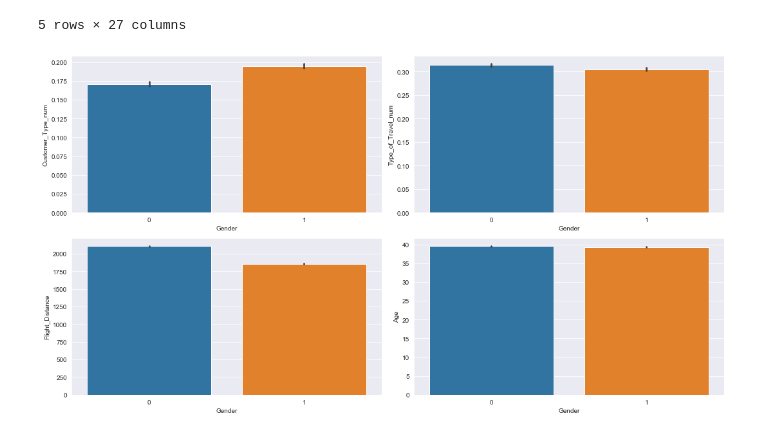
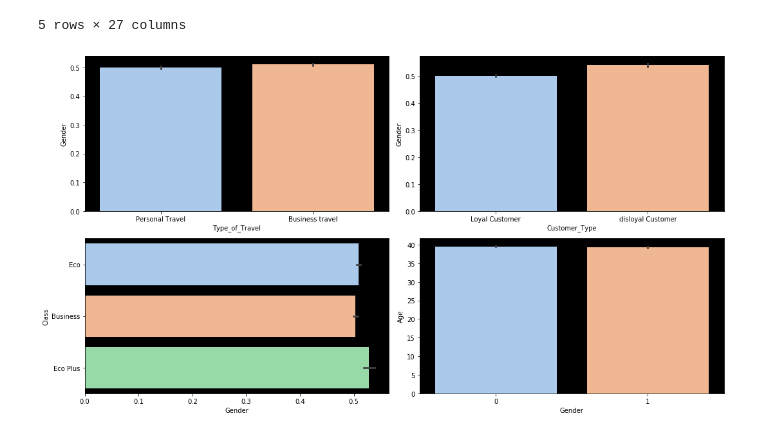
Before and after one commit to ArielJosephCohen/airline_ooptimization, a Jupyter notebook: EDA.ipynb, the cells around one changed output. Cells and saved outputs as stored; diff of their text form; code cells hidden in the pictures.

```diff
--- a/EDA.ipynb
+++ b/EDA.ipynb
@@ -116,24 +114,25 @@ df['total_delay']=df.Arrival_Delay_in_Minutes+df.Departure_Delay_in_Minutes
 # %%
-with sns.axes_style('darkgrid'):
+with sns.axes_style({'axes.facecolor':'black'}):
+    with sns.color_palette('pastel'):
 
-    plt.figure(figsize=(15,8))
+        plt.figure(figsize=(15,8))
 
-    plt.subplot(2,2,1)
-    sns.barplot(df.Gender,df.Customer_Type_num)
-    plt.tight_layout()
+        plt.subplot(2,2,1)
+        sns.barplot(df.Type_of_Travel,df.Gender)
+        plt.tight_layout()
 
-    plt.subplot(2,2,2)
-    sns.barplot(df.Gender,df.Type_of_Travel_num)
-    plt.tight_layout()
+        plt.subplot(2,2,2)
+        sns.barplot(df.Customer_Type,df.Gender)
+        plt.tight_layout()
 
-    plt.subplot(2,2,3)
-    sns.barplot(df.Gender,df.Flight_Distance)
-    plt.tight_layout()
+        plt.subplot(2,2,3)
+        sns.barplot(df.Gender,df.Class)
+        plt.tight_layout()
 
-    plt.subplot(2,2,4)
-    sns.barplot(df.Gender,df.Age)
-    plt.tight_layout()
+        plt.subplot(2,2,4)
+        sns.barplot(df.Gender,df.Age)
+        plt.tight_layout()
 
-    plt.show()
+        plt.show()
 # %% [output]
-[figure, old version]
+[figure, new version]
```
Also changed, not shown: parts of 8 cells of this notebook, 1 other file.
